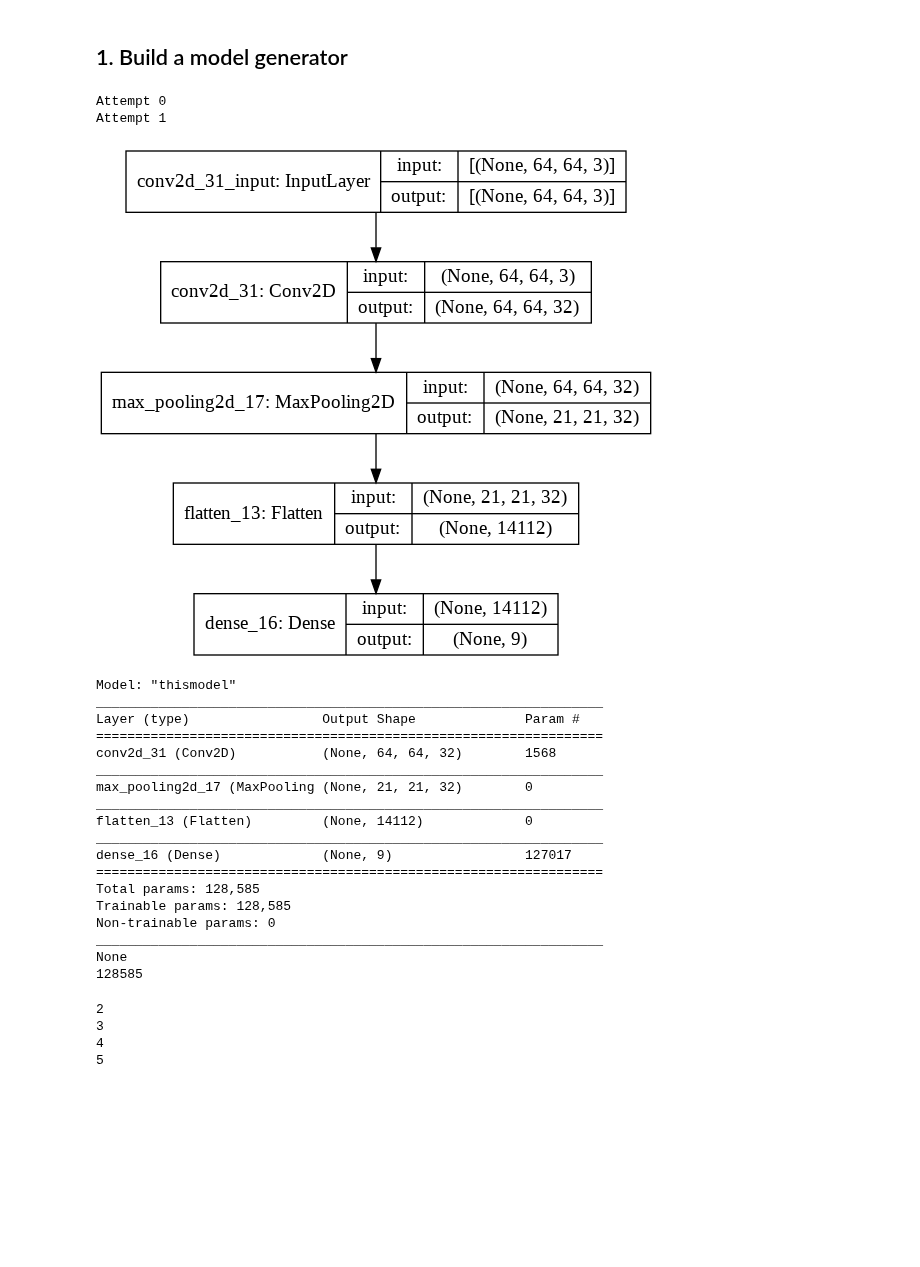
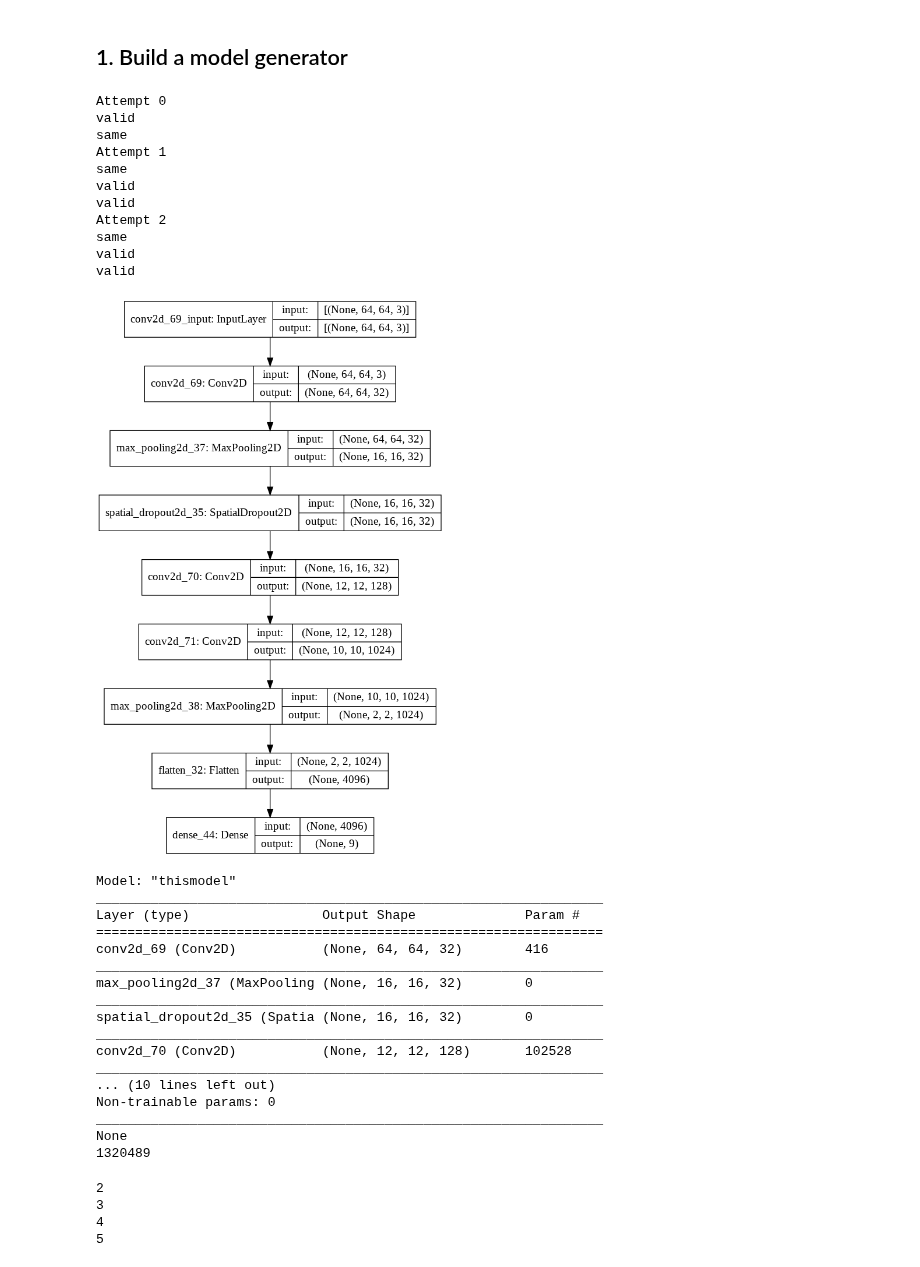
Before and after one commit to rajbircit/assignments, a Jupyter notebook: dl_a2/ensembles.ipynb, the cells around one changed output. Cells and saved outputs as stored; diff of their text form; code cells hidden in the pictures; blank space fills up the shorter version.

```diff
--- a/dl_a2/ensembles.ipynb
+++ b/dl_a2/ensembles.ipynb
@@ -266,7 +266,8 @@ class ModelFactory:
         stride_size = (stride_size, stride_size, )
         filter_shape = tuple([filter_size, filter_size,])
         act_fn = random.choice(['tanh', 'relu', 'sigmoid', 'selu', 'elu'])
-        pd = 'same'
+        pd = random.choice(['same', 'valid'])
+        print(pd)
 
         if None != inshape:
             conv_layer = tf.keras.layers.Conv2D(\
@@ -367,53 +368,61 @@ class ModelFactory:
                 gc.collect()
             return None
 
     @staticmethod
     def generate_model(inshp:tuple, nlabels:int, modelname:str, max_params:int):
         """
         Tries to make a model with the number of trainable params less
         than the specified number. If it is not able to do so, it will
         create a model with a greater number regardless
         """
         model = ModelFactory.generate_model_size(\
                                                  inshp,\
                                                  nlabels,\
                                                  modelname,\
                                                  max_params)
         if None == model:
             model = ModelFactory.generate_model_size(\
                                                      inshp,\
                                                      nlabels,\
                                                      modelname,\
                                                      -1)
         return model
 
 
 
 n_classes = len(np.unique(np.concatenate((trainY, valY))))
-model = ModelFactory.generate_model(trainX[0].shape, n_classes, "thismodel", 6_500_000)
+model = ModelFactory.generate_model(trainX[0].shape, n_classes, "thismodel", 2_500_000)
 print(model.count_params())
 # %% [output]
 Attempt 0
+valid
+same
 Attempt 1
+same
+valid
+valid
+Attempt 2
+same
+valid
+valid
-[figure, old version]
+[figure, new version]
 Model: "thismodel"
 _________________________________________________________________
 Layer (type)                 Output Shape              Param #
 =================================================================
-conv2d_31 (Conv2D)           (None, 64, 64, 32)        1568
+conv2d_69 (Conv2D)           (None, 64, 64, 32)        416
 _________________________________________________________________
-max_pooling2d_17 (MaxPooling (None, 21, 21, 32)        0
+max_pooling2d_37 (MaxPooling (None, 16, 16, 32)        0
 _________________________________________________________________
-flatten_13 (Flatten)         (None, 14112)             0
+spatial_dropout2d_35 (Spatia (None, 16, 16, 32)        0
 _________________________________________________________________
-dense_16 (Dense)             (None, 9)                 127017
-=================================================================
-Total params: 128,585
-Trainable params: 128,585
+conv2d_70 (Conv2D)           (None, 12, 12, 128)       102528
+_________________________________________________________________
+... (10 lines left out)
 Non-trainable params: 0
 _________________________________________________________________
 None
-128585
+1320489
 # %%
 a = [1, 2, 3, 4, 5]
 for i in range(1, len(a)):
```
